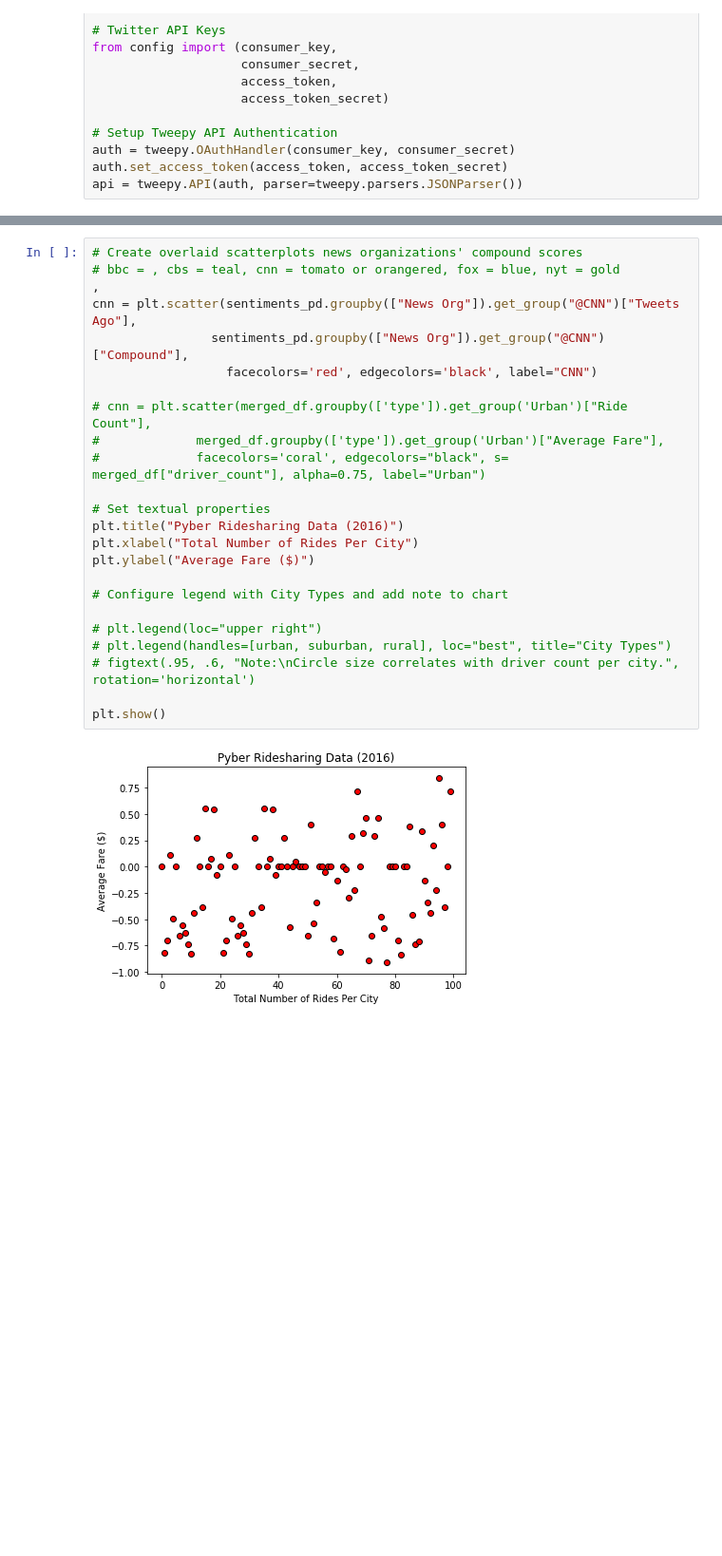
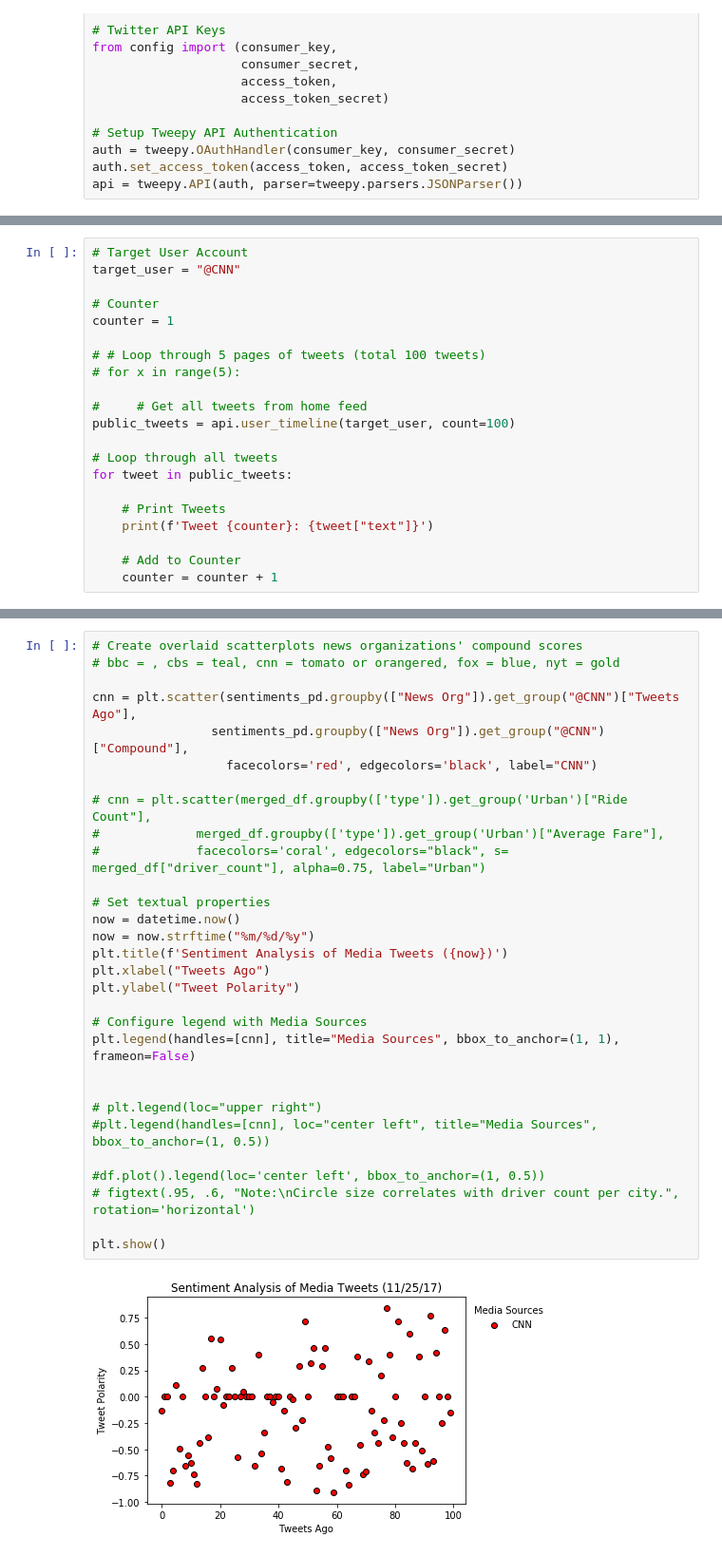
Before and after one commit to caelanosullivan/Twitter-Sentiment, a Jupyter notebook: news-org-tweets.ipynb, the cells around one changed output, grey strips where cells are left out. Shown: that part at 95% size. Saved outputs shown, nothing was run; the diff lists cells and outputs as text; blank space fills up the shorter version.

Commit message:
Properly pulling first 100 Tweets of each media source; scatterplot of one channel drafted

```diff
--- a/news-org-tweets.ipynb
+++ b/news-org-tweets.ipynb
@@ -76,0 +56,21 @@ for x in range(5):
+# %%
+# Target User Account
+target_user = "@CNN"
+
+# Counter
+counter = 1
+
+# # Loop through 5 pages of tweets (total 100 tweets)
+# for x in range(5):
+
+#     # Get all tweets from home feed
+public_tweets = api.user_timeline(target_user, count=100)
+
+# Loop through all tweets
+for tweet in public_tweets:
+
+    # Print Tweets
+    print(f'Tweet {counter}: {tweet["text"]}')
+
+    # Add to Counter
+    counter = counter + 1
@@ -185,29 +185,35 @@ sentiments_pd
 # %%
 # Create overlaid scatterplots news organizations' compound scores
 # bbc = , cbs = teal, cnn = tomato or orangered, fox = blue, nyt = gold
-,
+
 cnn = plt.scatter(sentiments_pd.groupby(["News Org"]).get_group("@CNN")["Tweets Ago"],
                 sentiments_pd.groupby(["News Org"]).get_group("@CNN")["Compound"],
                   facecolors='red', edgecolors='black', label="CNN")
 
 # cnn = plt.scatter(merged_df.groupby(['type']).get_group('Urban')["Ride Count"],
 #             merged_df.groupby(['type']).get_group('Urban')["Average Fare"],
 #             facecolors='coral', edgecolors="black", s= merged_df["driver_count"], alpha=0.75, label="Urban")
 
 # Set textual properties
-plt.title("Pyber Ridesharing Data (2016)")
-plt.xlabel("Total Number of Rides Per City")
-plt.ylabel("Average Fare ($)")
+now = datetime.now()
+now = now.strftime("%m/%d/%y")
+plt.title(f'Sentiment Analysis of Media Tweets ({now})')
+plt.xlabel("Tweets Ago")
+plt.ylabel("Tweet Polarity")
 
-# Configure legend with City Types and add note to chart
+# Configure legend with Media Sources
+plt.legend(handles=[cnn], title="Media Sources", bbox_to_anchor=(1, 1), frameon=False)
+
 
 # plt.legend(loc="upper right")
-# plt.legend(handles=[urban, suburban, rural], loc="best", title="City Types")
+#plt.legend(handles=[cnn], loc="center left", title="Media Sources", bbox_to_anchor=(1, 0.5))
+
+#df.plot().legend(loc='center left', bbox_to_anchor=(1, 0.5))
 # figtext(.95, .6, "Note:\nCircle size correlates with driver count per city.", rotation='horizontal')
 
 plt.show()
 # %% [output]
-[figure, old version]
+[figure, new version]
 # %%
 average_compound = sentiments_pd.groupby("News Org").mean()["Compound"]
 
```
Also changed, not shown: parts of 5 cells of this notebook.
